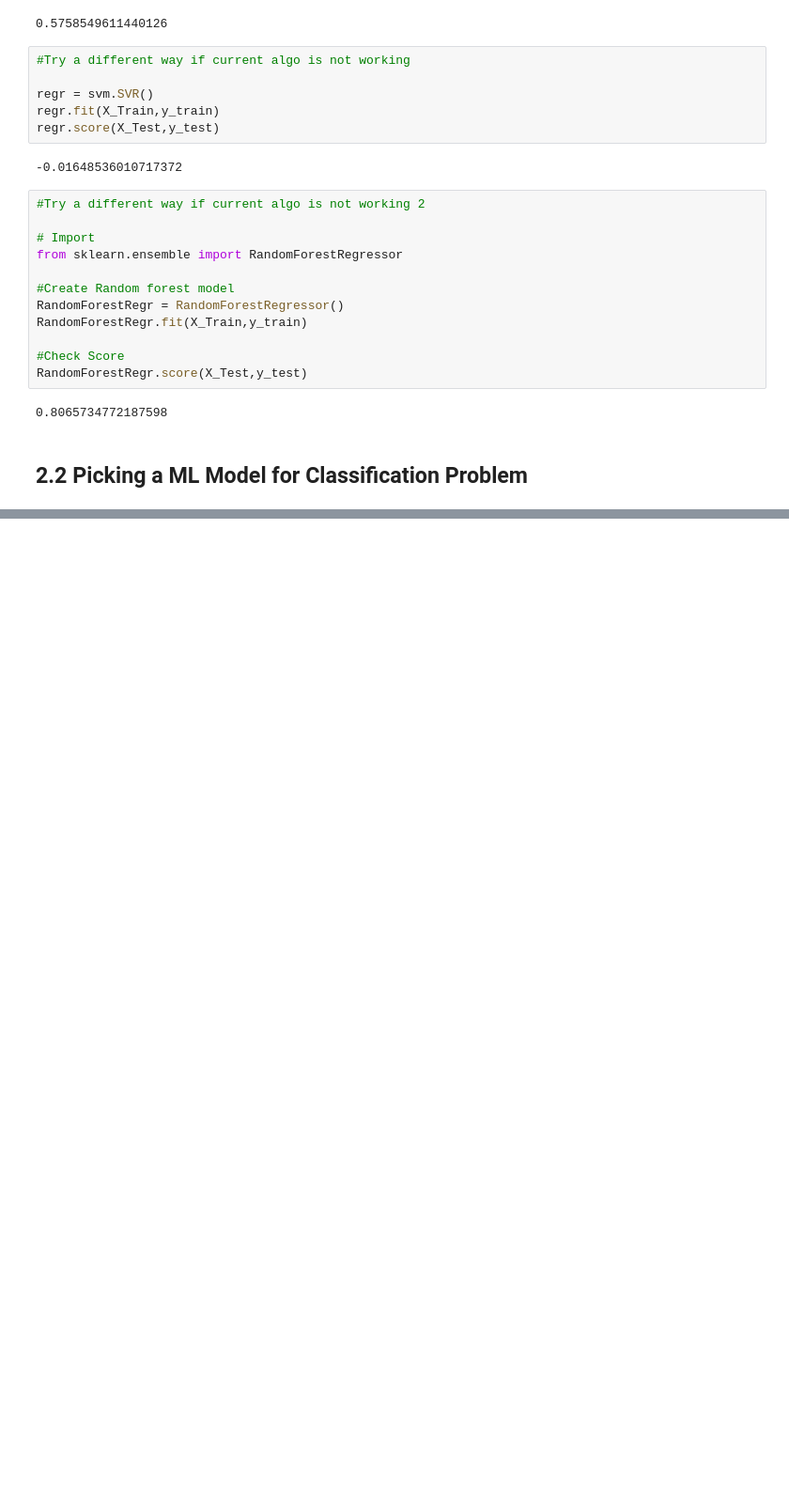
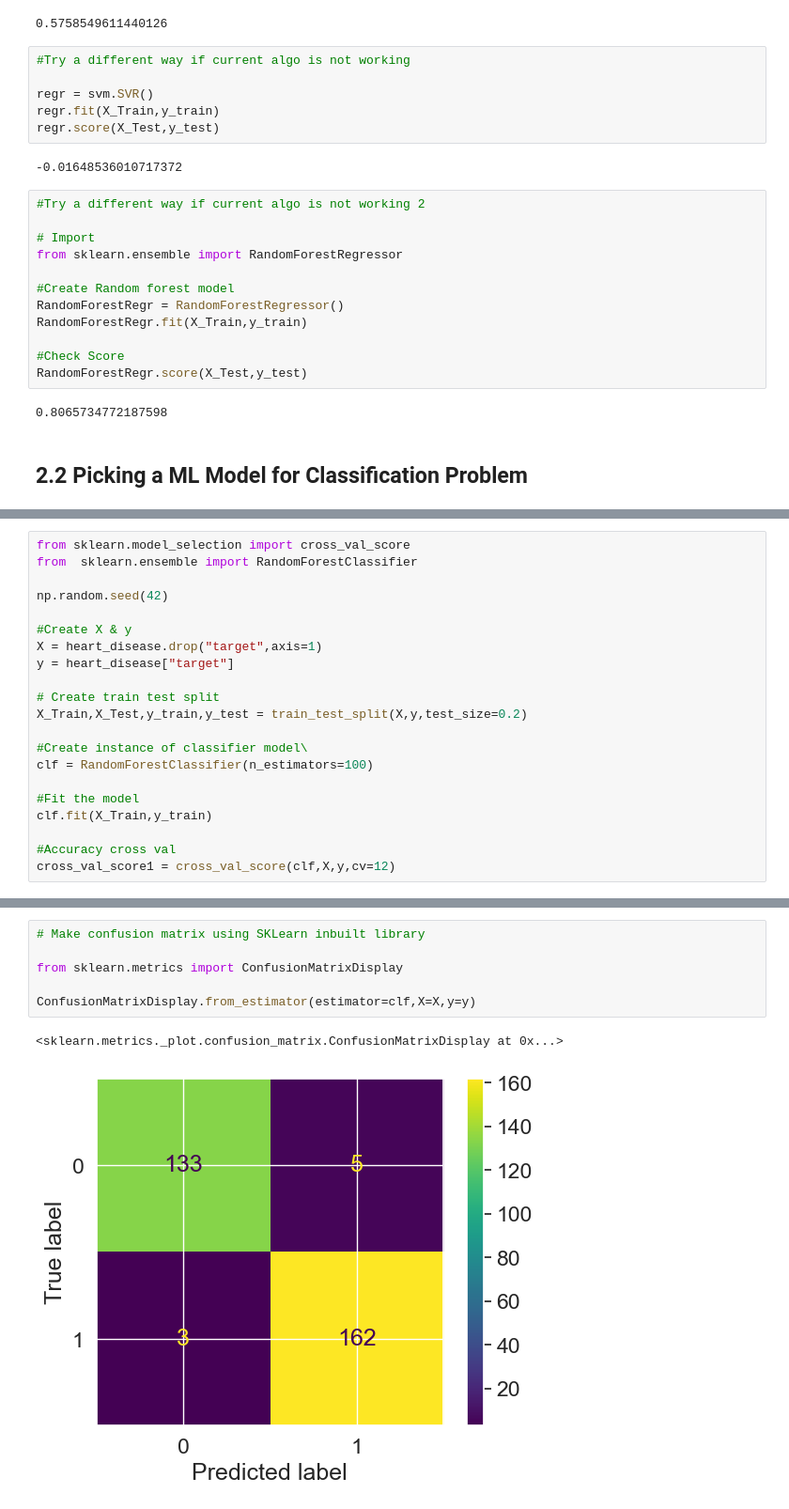
Before and after one commit to tejasharal33/Udemy, a Jupyter notebook: Codes_Practice/Machine_Learning/SkLearn_1.ipynb, the cells around one changed output, grey strips where cells are left out. Shown at 94% size. Saved outputs shown, nothing was run; the diff lists cells and outputs as text; blank space fills up the shorter version.

```diff
--- a/Codes_Practice/Machine_Learning/SkLearn_1.ipynb
+++ b/Codes_Practice/Machine_Learning/SkLearn_1.ipynb
@@ -139,0 +463,21 @@ RandomForestRegr.score(X_Test,y_test)
+# %%
+from sklearn.model_selection import cross_val_score
+from  sklearn.ensemble import RandomForestClassifier
+
+np.random.seed(42)
+
+#Create X & y
+X = heart_disease.drop("target",axis=1)
+y = heart_disease["target"]
+
+# Create train test split
+X_Train,X_Test,y_train,y_test = train_test_split(X,y,test_size=0.2)
+
+#Create instance of classifier model\
+clf = RandomForestClassifier(n_estimators=100)
+
+#Fit the model
+clf.fit(X_Train,y_train)
+
+#Accuracy cross val
+cross_val_score1 = cross_val_score(clf,X,y,cv=12)
@@ -139,0 +602,9 @@ RandomForestRegr.score(X_Test,y_test)
+# %%
+# Make confusion matrix using SKLearn inbuilt library
+
+from sklearn.metrics import ConfusionMatrixDisplay
+
+ConfusionMatrixDisplay.from_estimator(estimator=clf,X=X,y=y)
+# %% [output]
+<sklearn.metrics._plot.confusion_matrix.ConfusionMatrixDisplay at 0x...>
+[figure, added]
```
Also changed, not shown: parts of 94 cells of this notebook.
